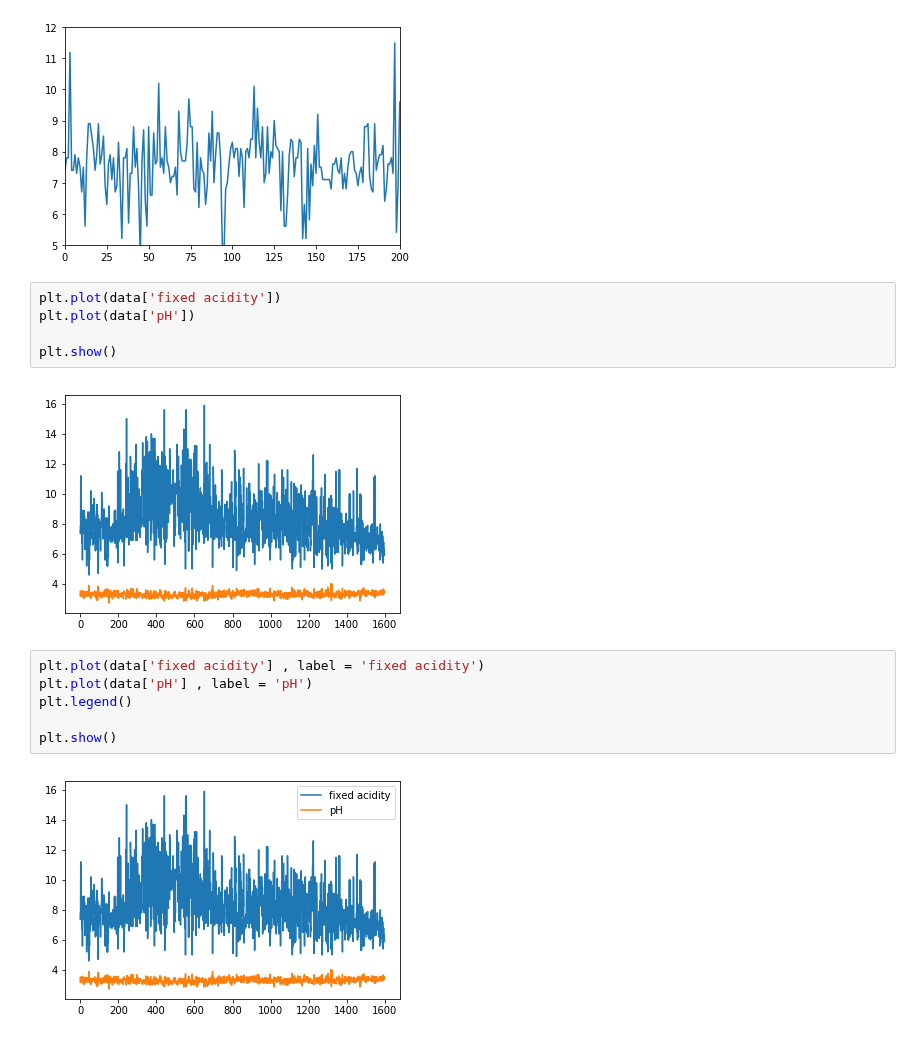
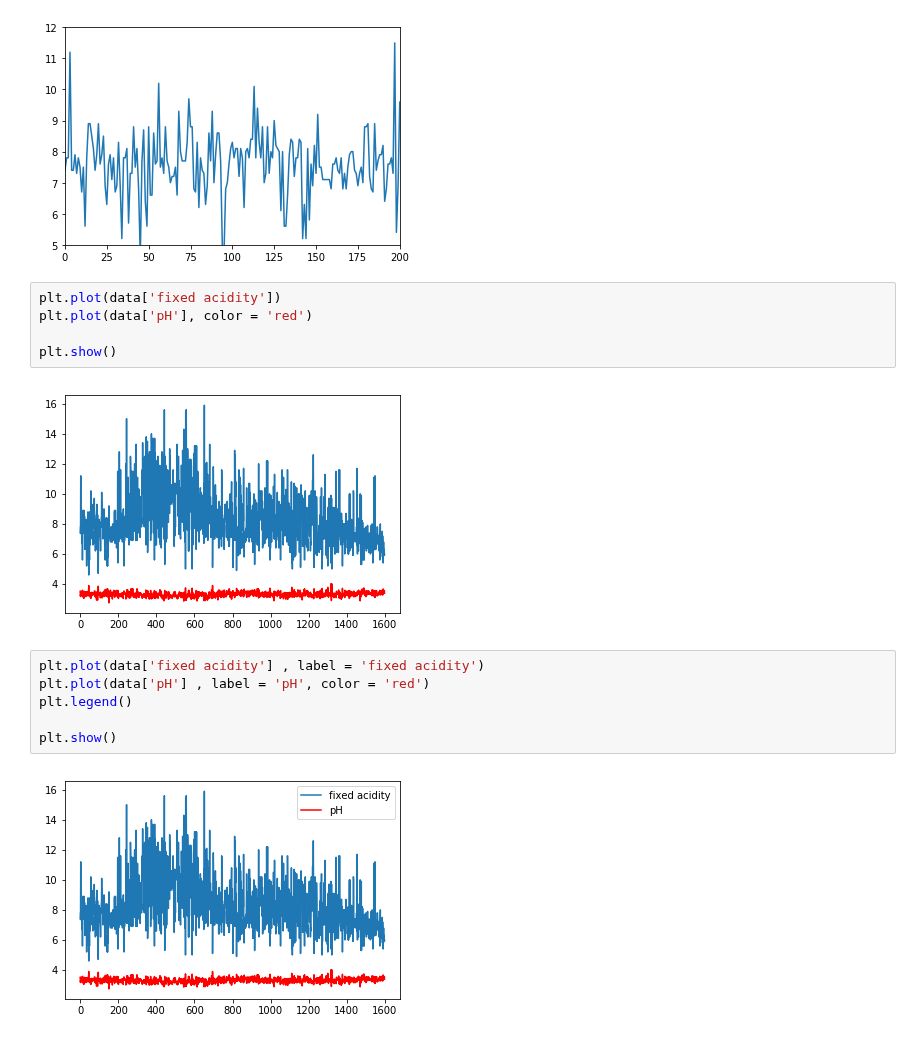
Before and after one commit to SANYAM1996/scatter-plotter, a Jupyter notebook: wine quality_red.ipynb, the cells around one changed output. Drawn from its saved outputs; the diff is of its cells as text.

```diff
--- a/wine quality_red.ipynb
+++ b/wine quality_red.ipynb
@@ -158,16 +162,16 @@ plt.show()
 [figure]
 # %%
 plt.plot(data['fixed acidity'])
-plt.plot(data['pH'])
+plt.plot(data['pH'], color = 'red')
 
 plt.show()
 # %% [output]
-[figure, old version]
+[figure, new version]
 # %%
 plt.plot(data['fixed acidity'] , label = 'fixed acidity')
-plt.plot(data['pH'] , label = 'pH')
+plt.plot(data['pH'] , label = 'pH', color = 'red')
 plt.legend()
 
 plt.show()
 # %% [output]
-[figure, old version]
+[figure, new version]
```
Also changed, not shown: parts of 8 cells of this notebook.
